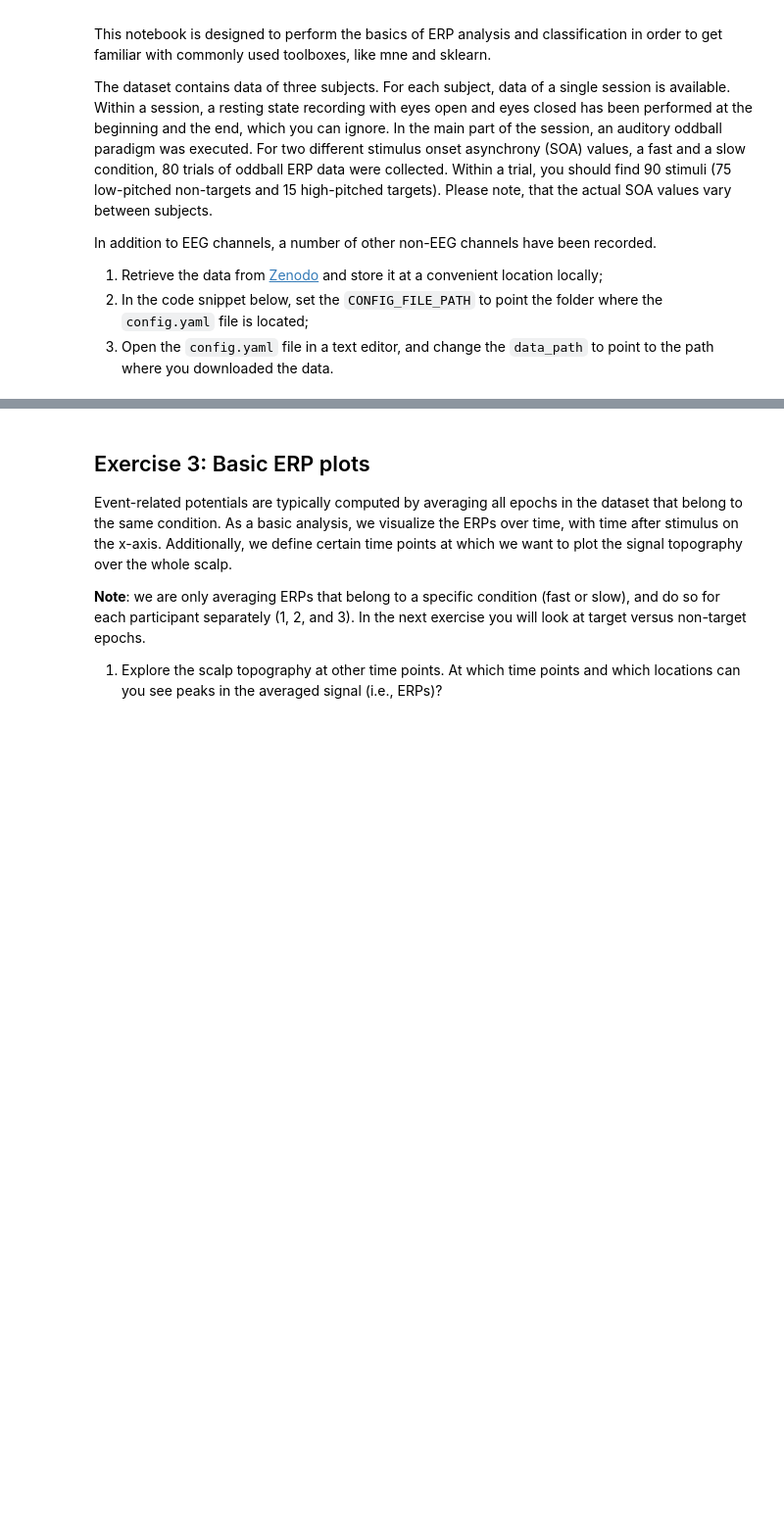
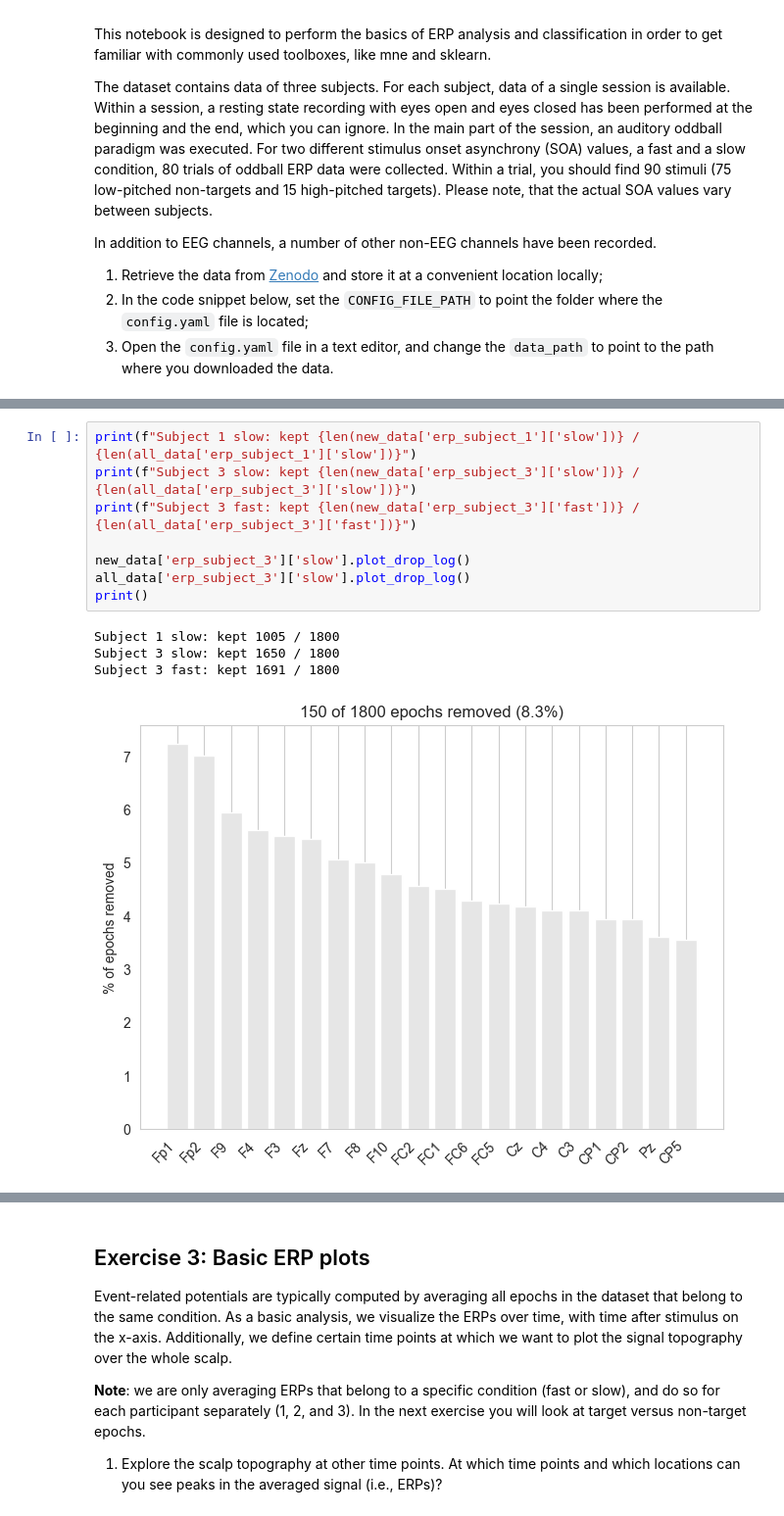
Before and after one commit to pschristodoulou/BCI_course, a Jupyter notebook: Assignments/Assignment6/assignment_06_erp_analysis.ipynb, the cells around one changed output, grey strips where cells are left out. Shown at 98% size. Drawn from its saved outputs; the diff is of its cells as text; blank space fills up the shorter version.

```diff
--- a/Assignments/Assignment6/assignment_06_erp_analysis.ipynb
+++ b/Assignments/Assignment6/assignment_06_erp_analysis.ipynb
@@ -144,0 +290,13 @@ print("Done!")
+# %%
+print(f"Subject 1 slow: kept {len(new_data['erp_subject_1']['slow'])} / {len(all_data['erp_subject_1']['slow'])}")
+print(f"Subject 3 slow: kept {len(new_data['erp_subject_3']['slow'])} / {len(all_data['erp_subject_3']['slow'])}")
+print(f"Subject 3 fast: kept {len(new_data['erp_subject_3']['fast'])} / {len(all_data['erp_subject_3']['fast'])}")
+
+new_data['erp_subject_3']['slow'].plot_drop_log()
+all_data['erp_subject_3']['slow'].plot_drop_log()
+print()
+# %% [output]
+Subject 1 slow: kept 1005 / 1800
+Subject 3 slow: kept 1650 / 1800
+Subject 3 fast: kept 1691 / 1800
+[figure, added]
```
Also changed, not shown: parts of 14 cells of this notebook, 2 other files.
